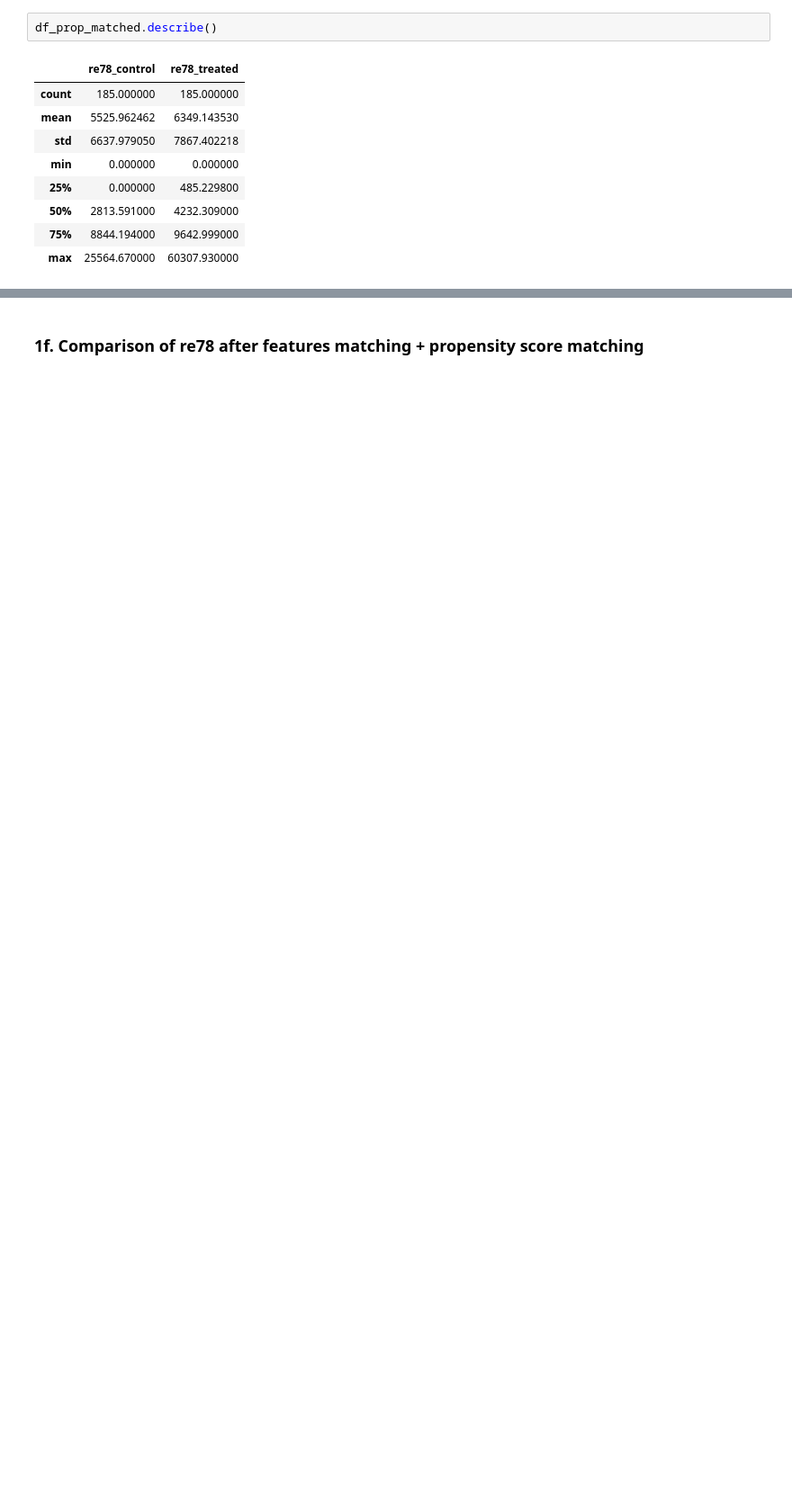
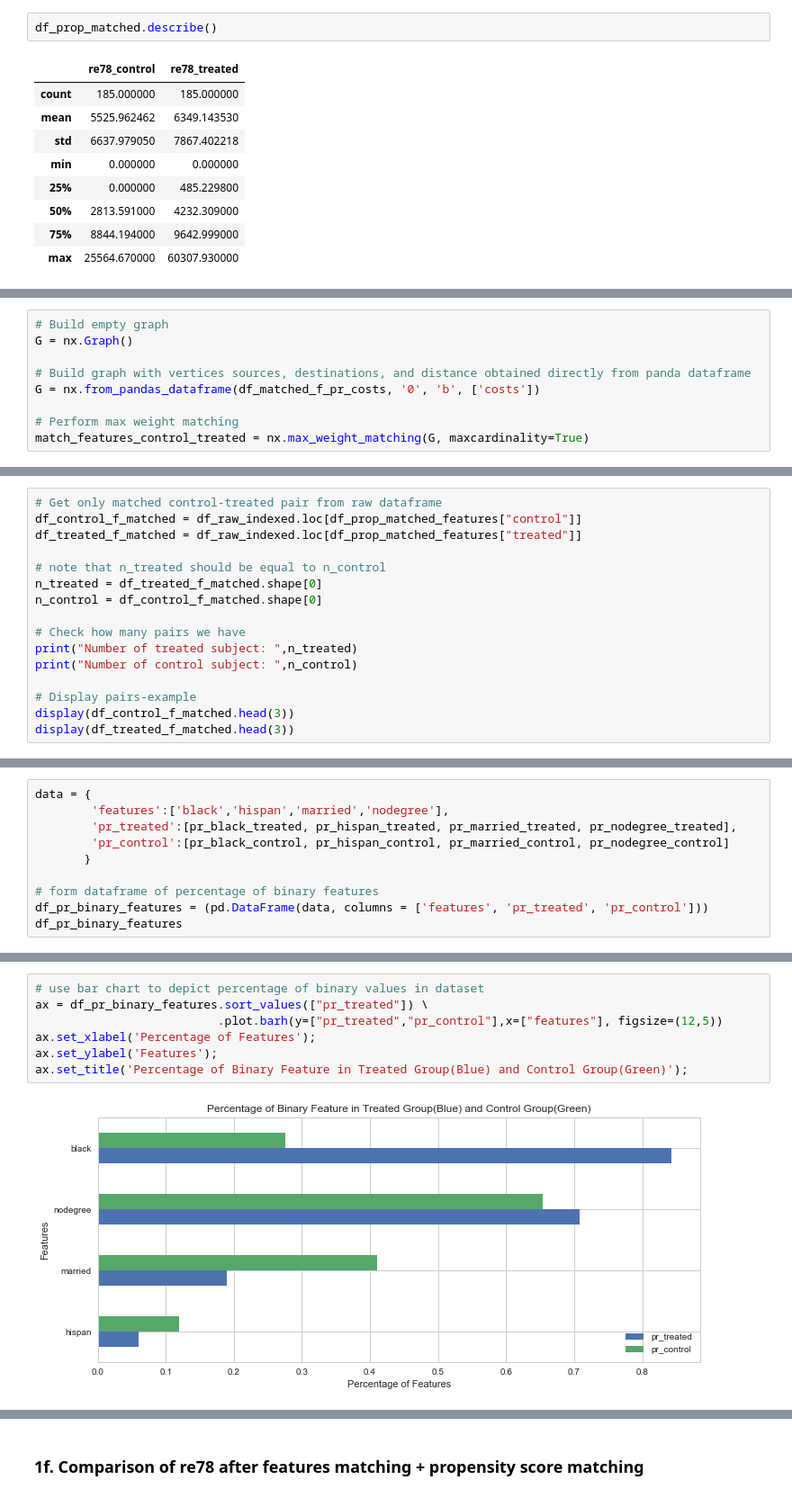
Before and after one commit to sanadhis/ADA-2017, a Jupyter notebook: 04 - Applied ML/Homework04.ipynb, the cells around one changed output, grey strips where cells are left out. Shown at 90% size. Drawn from its saved outputs; the diff is of its cells as text; blank space fills up the shorter version.

```diff
--- a/04 - Applied ML/Homework04.ipynb
+++ b/04 - Applied ML/Homework04.ipynb
@@ -845,0 +782,9 @@ ax4.set_title("Distribution of Earings 1975 in Treated (Blue) and Control(Green)
+# %%
+# Build empty graph
+G = nx.Graph()
+
+# Build graph with vertices sources, destinations, and distance obtained directly from panda dataframe
+G = nx.from_pandas_dataframe(df_matched_f_pr_costs, '0', 'b', ['costs'])
+
+# Perform max weight matching
+match_features_control_treated = nx.max_weight_matching(G, maxcardinality=True)
@@ -845,0 +842,16 @@ ax4.set_title("Distribution of Earings 1975 in Treated (Blue) and Control(Green)
+# %%
+# Get only matched control-treated pair from raw dataframe
+df_control_f_matched = df_raw_indexed.loc[df_prop_matched_features["control"]]
+df_treated_f_matched = df_raw_indexed.loc[df_prop_matched_features["treated"]]
+
+# note that n_treated should be equal to n_control
+n_treated = df_treated_f_matched.shape[0]
+n_control = df_control_f_matched.shape[0]
+
+# Check how many pairs we have
+print("Number of treated subject: ",n_treated)
+print("Number of control subject: ",n_control)
+
+# Display pairs-example
+display(df_control_f_matched.head(3))
+display(df_treated_f_matched.head(3))
@@ -845,0 +915,10 @@ ax4.set_title("Distribution of Earings 1975 in Treated (Blue) and Control(Green)
+# %%
+data = {
+        'features':['black','hispan','married','nodegree'],
+        'pr_treated':[pr_black_treated, pr_hispan_treated, pr_married_treated, pr_nodegree_treated],
+        'pr_control':[pr_black_control, pr_hispan_control, pr_married_control, pr_nodegree_control]
+       }
+
+# form dataframe of percentage of binary features
+df_pr_binary_features = (pd.DataFrame(data, columns = ['features', 'pr_treated', 'pr_control']))
+df_pr_binary_features
@@ -845,0 +933,9 @@ ax4.set_title("Distribution of Earings 1975 in Treated (Blue) and Control(Green)
+# %%
+# use bar chart to depict percentage of binary values in dataset
+ax = df_pr_binary_features.sort_values(["pr_treated"]) \
+                          .plot.barh(y=["pr_treated","pr_control"],x=["features"], figsize=(12,5))
+ax.set_xlabel('Percentage of Features');
+ax.set_ylabel('Features');
+ax.set_title('Percentage of Binary Feature in Treated Group(Blue) and Control Group(Green)');
+# %% [output]
+[figure, added]
```
Also changed, not shown: parts of 79 cells of this notebook.
